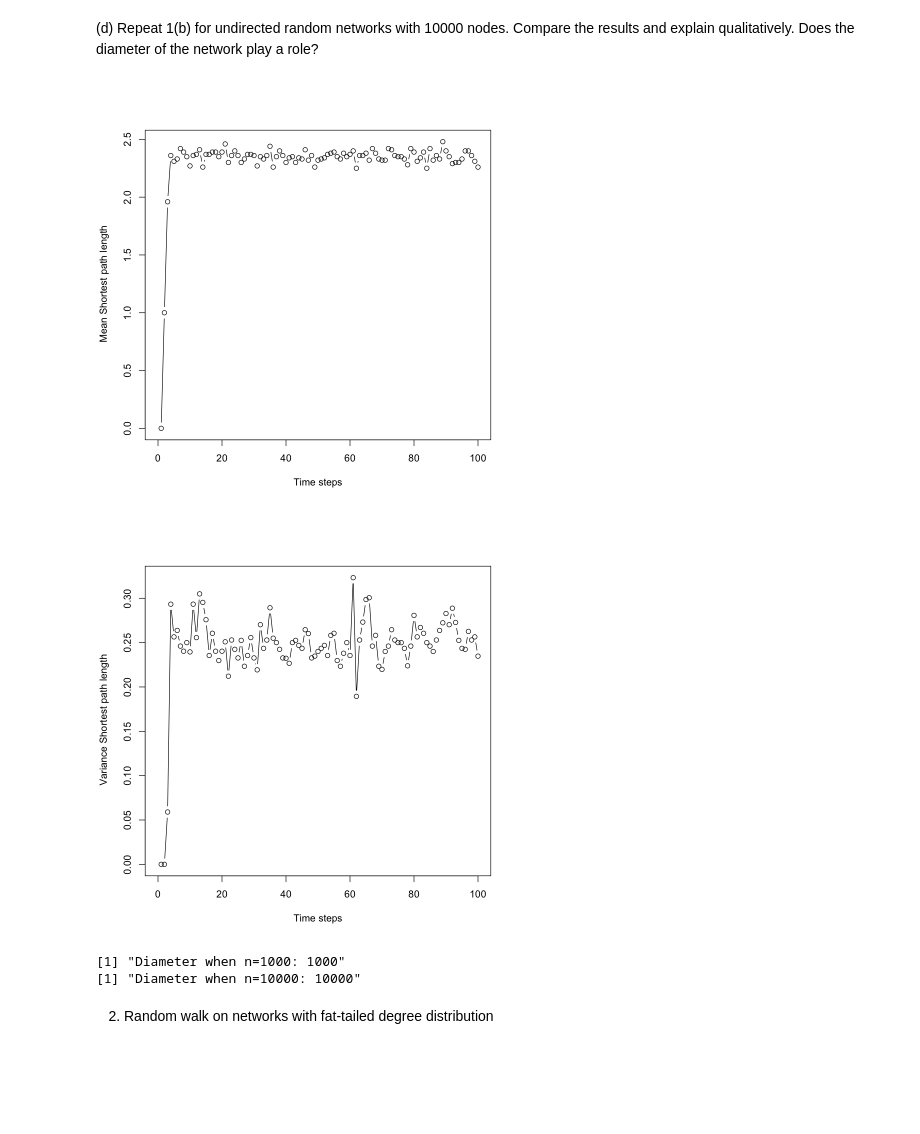
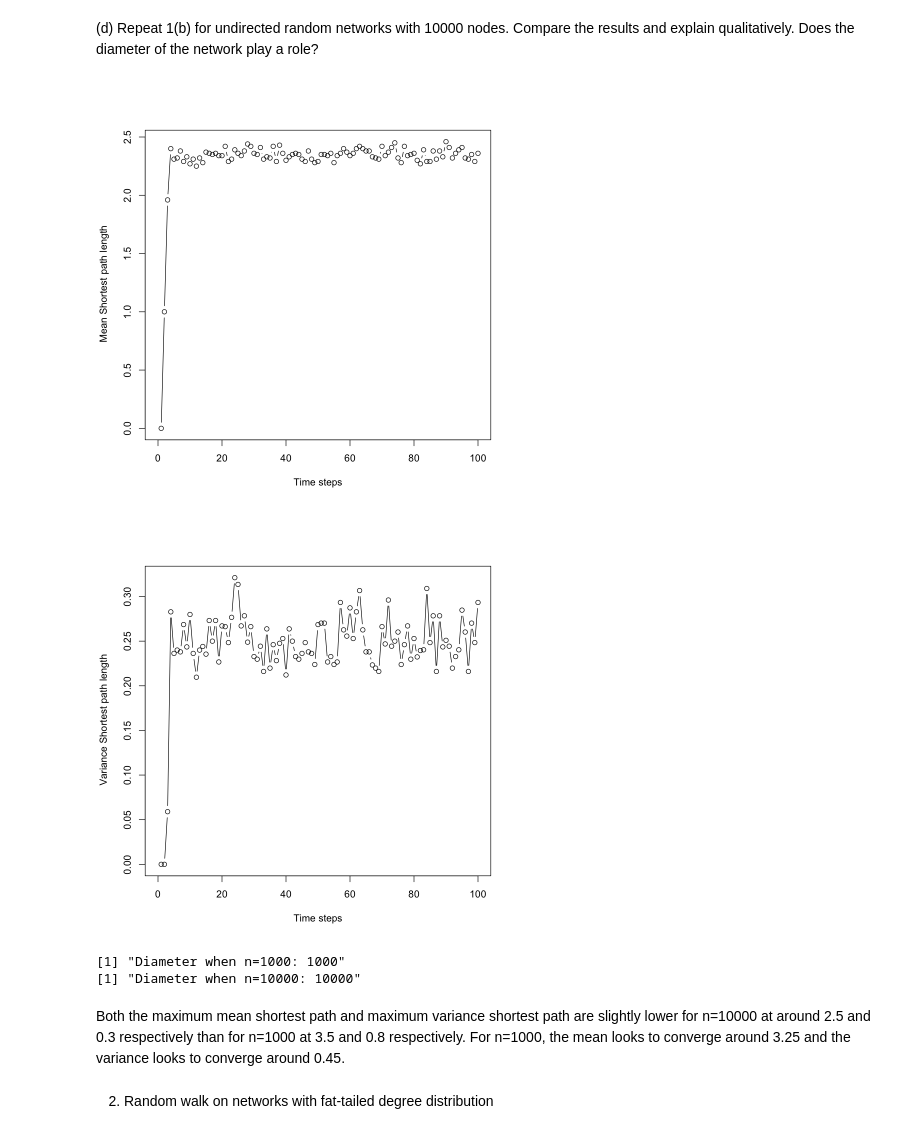
Before and after one commit to morgworth/ece232_team, a Jupyter notebook: Project 1/Morgan Project1.ipynb, the cells around one changed output. Saved outputs shown, nothing was run; the diff lists cells and outputs as text; code cells hidden in the pictures; blank space fills up the shorter version.

```diff
--- a/Project 1/Morgan Project1.ipynb
+++ b/Project 1/Morgan Project1.ipynb
@@ -1117,24 +1117,24 @@ and explain qualitatively. Does the diameter of the network play a role?
 # %%
 num_nodes = 10000
 edge_prob = 0.01
 g2 = sample_gnp(num_nodes, edge_prob, directed = FALSE)
 degree_list = c(1:100)
 iters = 100
 distances = matrix(NA, nrow=iters, ncol=t)
-start_nodes = sample(1:vcount(g),100)
+start_nodes = sample(1:vcount(g2),100)
 for(i in 1:iters){
     results = random_walk(g2,t,start_nodes[i])
     vertex_sequences = results[['distances']]
     end_node_degree = results[['degrees']][1]
     distances[i,] = shortest.paths(g2,vertex_sequences,start_nodes[i])
     degree_list[i] = end_node_degree
 }
 
 plot(colMeans(distances),type="b", xlab='Time steps', ylab=' Mean Shortest path length', xlim=c(0,100))
 plot(colVars(distances),type="b", xlab='Time steps', ylab=' Variance Shortest path length', xlim=c(0,100))
 # %% [output]
-[figure, old version]
+[figure, new version]
-[figure, old version]
+[figure, new version]
 # %%
 comps_g = clusters(g)
 sz_g = max(comps_g$csize)
@@ -1145,6 +1145,8 @@ print(paste("Diameter when n=10000:", sz_g2))
 # %% [output]
 [1] "Diameter when n=1000: 1000"
 [1] "Diameter when n=10000: 10000"
+# %% [markdown]
+Both the maximum mean shortest path and maximum variance shortest path are slightly lower for n=10000 at around 2.5 and 0.3 respectively than for n=1000 at 3.5 and 0.8 respectively. For n=1000, the mean looks to converge around 3.25 and the variance looks to converge around 0.45.
 # %% [markdown]
 2. Random walk on networks with fat-tailed degree distribution
 # %% [markdown]
```
Also changed, not shown: parts of 2 cells of this notebook.
